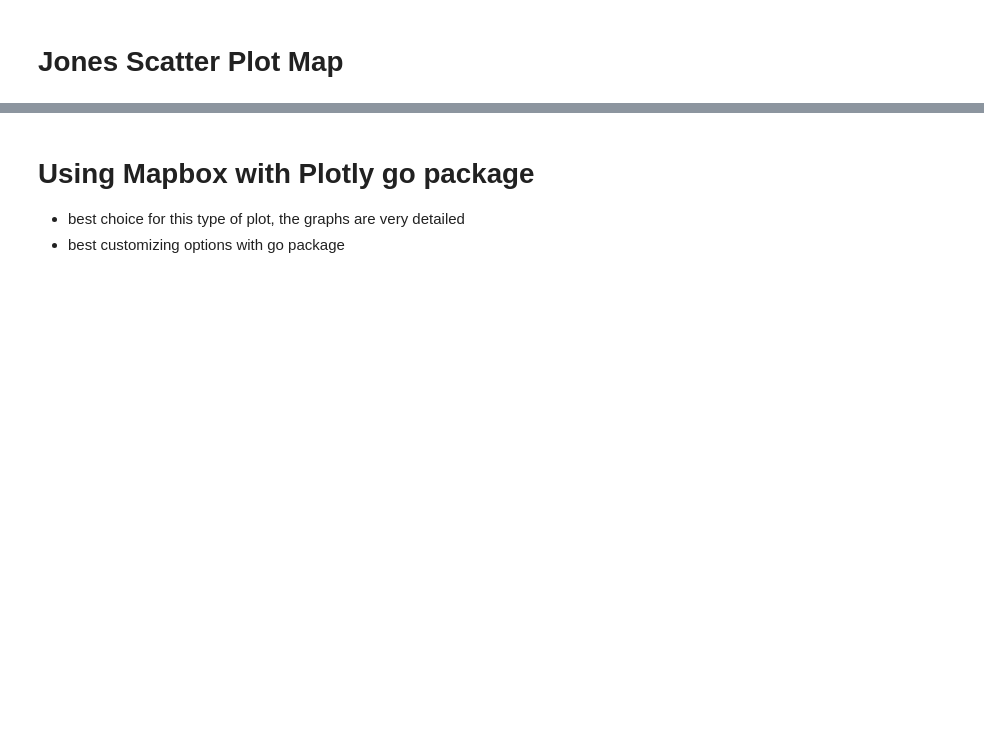
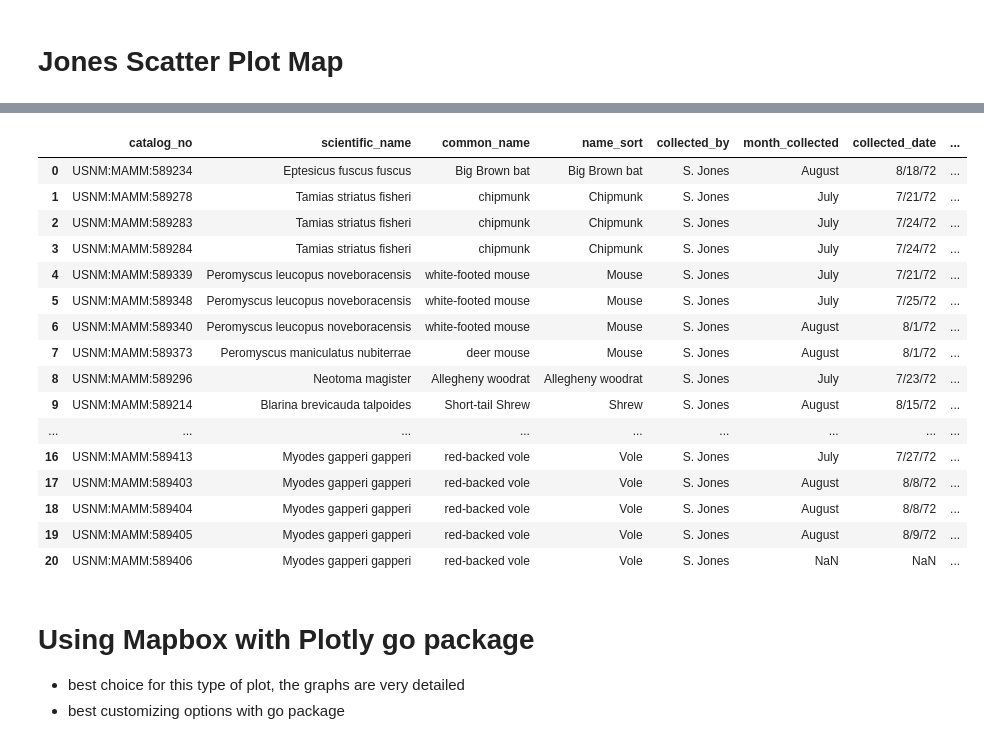
Before and after one commit to TianaCurry/AWHI-projects, a Jupyter notebook: AWHI_Geoplot_maps.ipynb, the cells around one changed output, grey strips where cells are left out. Drawn from its saved outputs; the diff is of its cells as text; code cells hidden in the pictures; blank space fills up the shorter version.

```diff
--- a/AWHI_Geoplot_maps.ipynb
+++ b/AWHI_Geoplot_maps.ipynb
@@ -469,8 +509,26 @@ gapminder.head()
 # %%
 #Jones Scatter Plot Map
 
 jones_collector= pd.read_csv('jones_tidy_data_EMu.csv')
-jones_collector.head()
+jones_collector
+# %% [output]
+|  | catalog_no | scientific_name | common_name | name_sort | collected_by | month_collected | collected_date | ... |
+| 0 | USNM:MAMM:589234 | Eptesicus fuscus fuscus | Big Brown bat | Big Brown bat | S. Jones | August | 8/18/72 | ... |
+| 1 | USNM:MAMM:589278 | Tamias striatus fisheri | chipmunk | Chipmunk | S. Jones | July | 7/21/72 | ... |
+| 2 | USNM:MAMM:589283 | Tamias striatus fisheri | chipmunk | Chipmunk | S. Jones | July | 7/24/72 | ... |
+| 3 | USNM:MAMM:589284 | Tamias striatus fisheri | chipmunk | Chipmunk | S. Jones | July | 7/24/72 | ... |
+| 4 | USNM:MAMM:589339 | Peromyscus leucopus noveboracensis | white-footed mouse | Mouse | S. Jones | July | 7/21/72 | ... |
+| 5 | USNM:MAMM:589348 | Peromyscus leucopus noveboracensis | white-footed mouse | Mouse | S. Jones | July | 7/25/72 | ... |
+| 6 | USNM:MAMM:589340 | Peromyscus leucopus noveboracensis | white-footed mouse | Mouse | S. Jones | August | 8/1/72 | ... |
+| 7 | USNM:MAMM:589373 | Peromyscus maniculatus nubiterrae | deer mouse | Mouse | S. Jones | August | 8/1/72 | ... |
+| 8 | USNM:MAMM:589296 | Neotoma magister | Allegheny woodrat | Allegheny woodrat | S. Jones | July | 7/23/72 | ... |
+| 9 | USNM:MAMM:589214 | Blarina brevicauda talpoides | Short-tail Shrew | Shrew | S. Jones | August | 8/15/72 | ... |
+| ... | ... | ... | ... | ... | ... | ... | ... | ... |
+| 16 | USNM:MAMM:589413 | Myodes gapperi gapperi | red-backed vole | Vole | S. Jones | July | 7/27/72 | ... |
+| 17 | USNM:MAMM:589403 | Myodes gapperi gapperi | red-backed vole | Vole | S. Jones | August | 8/8/72 | ... |
+| 18 | USNM:MAMM:589404 | Myodes gapperi gapperi | red-backed vole | Vole | S. Jones | August | 8/8/72 | ... |
+| 19 | USNM:MAMM:589405 | Myodes gapperi gapperi | red-backed vole | Vole | S. Jones | August | 8/9/72 | ... |
+| 20 | USNM:MAMM:589406 | Myodes gapperi gapperi | red-backed vole | Vole | S. Jones | NaN | NaN | ... |
 # %% [markdown]
 # Using Mapbox with Plotly go package
 - best choice for this type of plot, the graphs are very detailed
```
Also changed, not shown: parts of 13 cells of this notebook, 1 other file.
